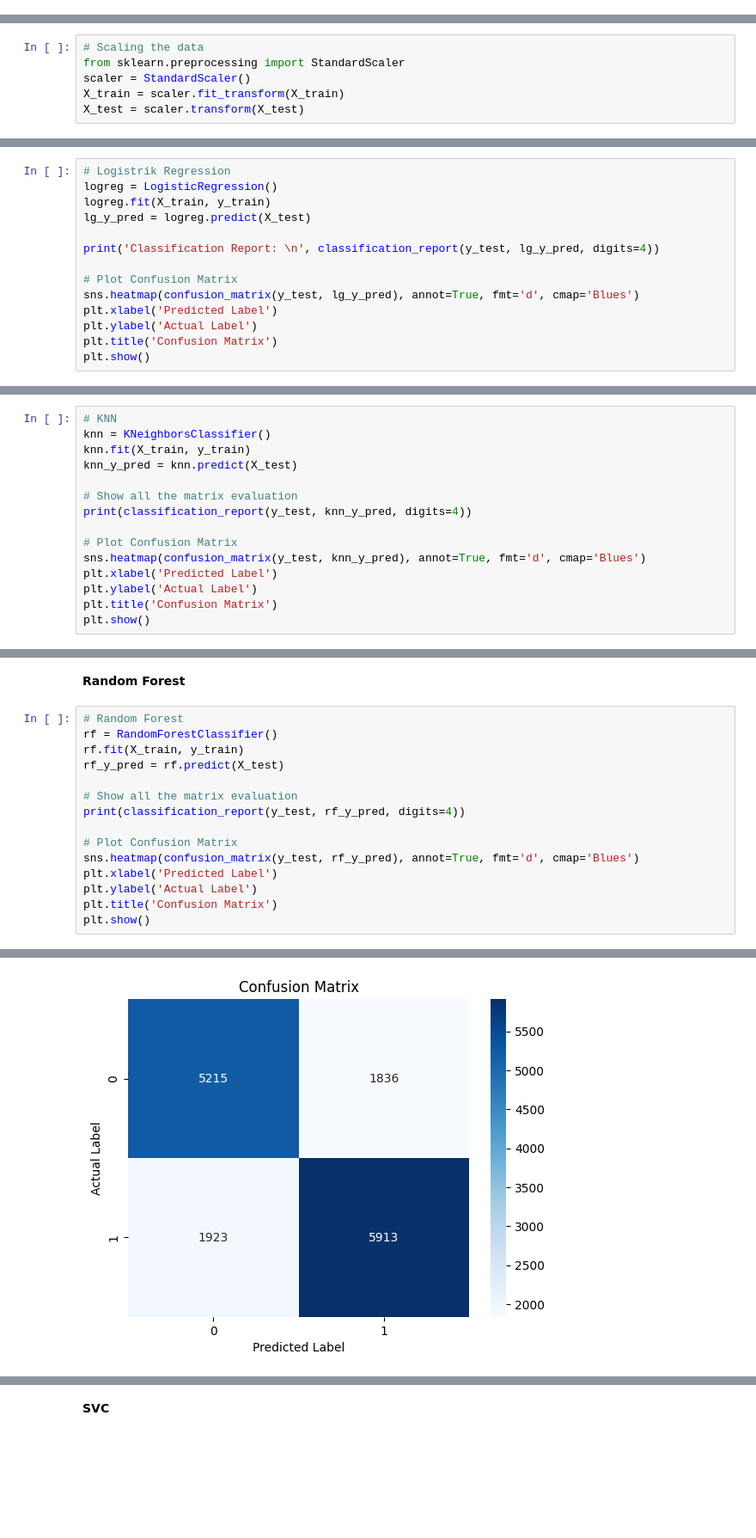
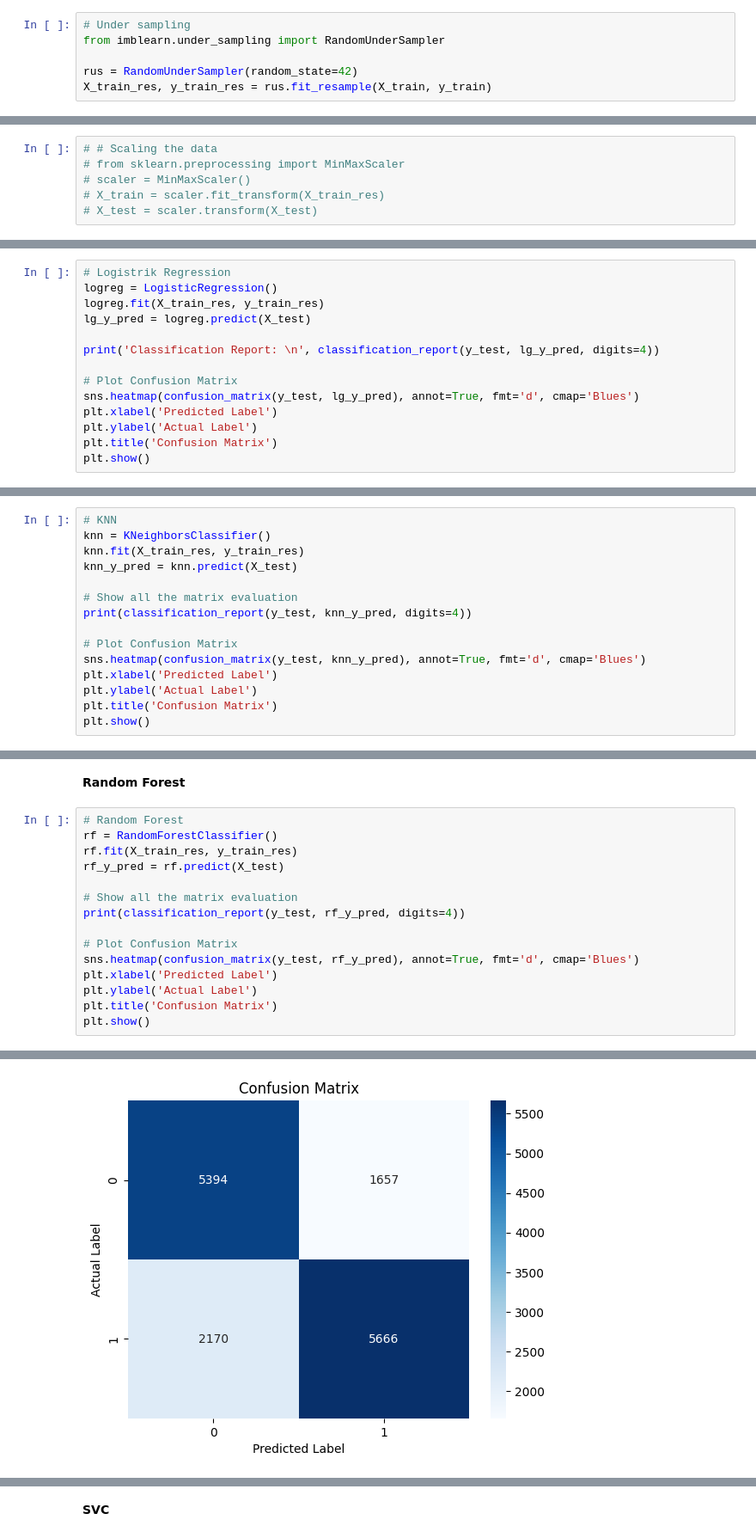
Before and after one commit to rifqimaruf/fp-pm-b, a Jupyter notebook: skenario2.ipynb, the cells around one changed output, grey strips where cells are left out. Shown at 86% size. Drawn from its saved outputs; the diff is of its cells as text; blank space fills up the shorter version.

```diff
--- a/skenario2.ipynb
+++ b/skenario2.ipynb
@@ -60,0 +151,6 @@ print(y_test.shape)
+# %%
+# Under sampling
+from imblearn.under_sampling import RandomUnderSampler
+
+rus = RandomUnderSampler(random_state=42)
+X_train_res, y_train_res = rus.fit_resample(X_train, y_train)
@@ -61,9 +164,9 @@ print(y_test.shape)
 # %%
-# Scaling the data
-from sklearn.preprocessing import StandardScaler
-scaler = StandardScaler()
-X_train = scaler.fit_transform(X_train)
-X_test = scaler.transform(X_test)
+# # Scaling the data
+# from sklearn.preprocessing import MinMaxScaler
+# scaler = MinMaxScaler()
+# X_train = scaler.fit_transform(X_train_res)
+# X_test = scaler.transform(X_test)
 # %% [markdown]
 # Model
 # %% [markdown]
@@ -71,7 +174,7 @@ X_test = scaler.transform(X_test)
 # %%
 # Logistrik Regression
 logreg = LogisticRegression()
-logreg.fit(X_train, y_train)
+logreg.fit(X_train_res, y_train_res)
 lg_y_pred = logreg.predict(X_test)
 
 print('Classification Report: \n', classification_report(y_test, lg_y_pred, digits=4))
@@ -98,7 +201,7 @@ weighted avg     0.7286    0.7285    0.7285     14887
 # %%
 # KNN
 knn = KNeighborsClassifier()
-knn.fit(X_train, y_train)
+knn.fit(X_train_res, y_train_res)
 knn_y_pred = knn.predict(X_test)
 
 # Show all the matrix evaluation
@@ -125,7 +228,7 @@ weighted avg     0.6910    0.6912    0.6911     14887
 # %%
 # Random Forest
 rf = RandomForestClassifier()
-rf.fit(X_train, y_train)
+rf.fit(X_train_res, y_train_res)
 rf_y_pred = rf.predict(X_test)
 
 # Show all the matrix evaluation
@@ -149,4 +252,4 @@ weighted avg     0.7477    0.7475    0.7476     14887
-[figure, old version]
+[figure, new version]
 # %%
 # Decision Tree
 dt = DecisionTreeClassifier()
```
Also changed, not shown: parts of 24 cells of this notebook, 4 other files.
